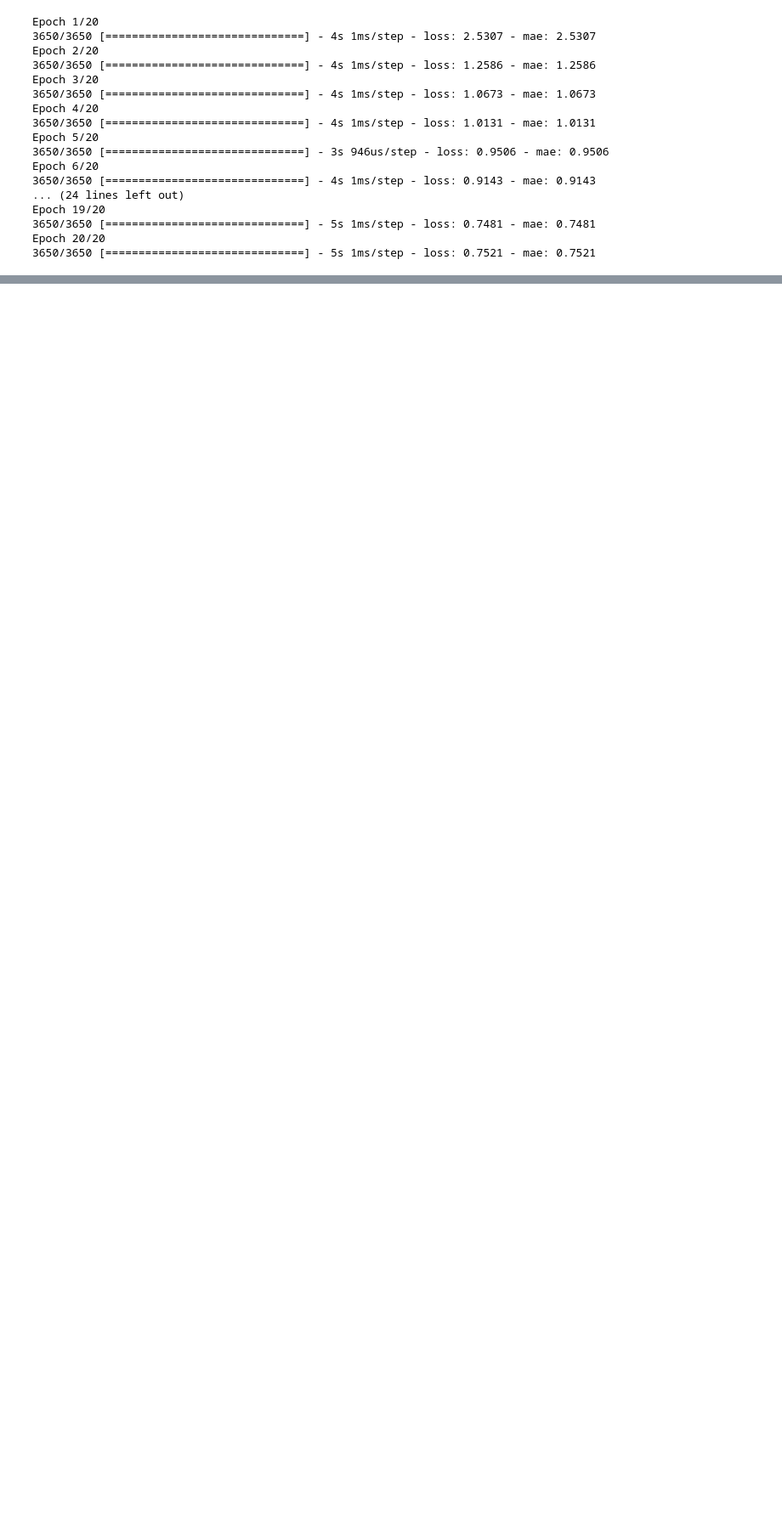
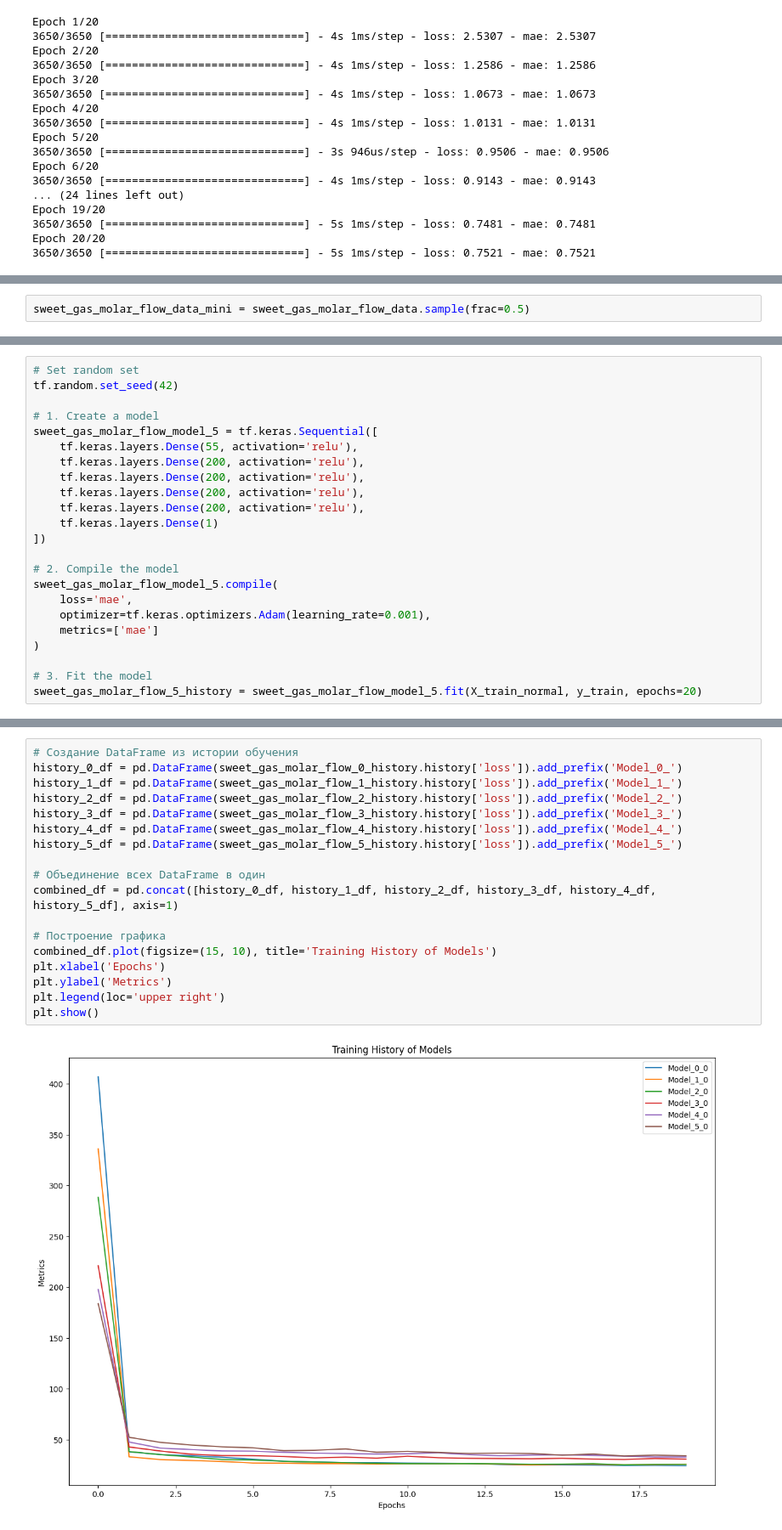
Before and after one commit to Rus-tam/AI_models, a Jupyter notebook: amine_treatment_24_08.ipynb, the cells around one changed output, grey strips where cells are left out. Shown at 85% size. Saved outputs shown, nothing was run; the diff lists cells and outputs as text; blank space fills up the shorter version.

```diff
--- a/amine_treatment_24_08.ipynb
+++ b/amine_treatment_24_08.ipynb
@@ -2635,0 +2680,2 @@ sweet_gas_temp_model.save('./models/amine_treatment_24_08/sweet_gas_temp_model.h
+# %%
+sweet_gas_molar_flow_data_mini = sweet_gas_molar_flow_data.sample(frac=0.5)
@@ -2635,0 +2976,23 @@ sweet_gas_temp_model.save('./models/amine_treatment_24_08/sweet_gas_temp_model.h
+# %%
+# Set random set
+tf.random.set_seed(42)
+
+# 1. Create a model
+sweet_gas_molar_flow_model_5 = tf.keras.Sequential([
+    tf.keras.layers.Dense(55, activation='relu'),
+    tf.keras.layers.Dense(200, activation='relu'),
+    tf.keras.layers.Dense(200, activation='relu'),
+    tf.keras.layers.Dense(200, activation='relu'),
+    tf.keras.layers.Dense(200, activation='relu'),
+    tf.keras.layers.Dense(1)
+])
+
+# 2. Compile the model
+sweet_gas_molar_flow_model_5.compile(
+    loss='mae',
+    optimizer=tf.keras.optimizers.Adam(learning_rate=0.001),
+    metrics=['mae']
+)
+
+# 3. Fit the model
+sweet_gas_molar_flow_5_history = sweet_gas_molar_flow_model_5.fit(X_train_normal, y_train, epochs=20)
@@ -2635,0 +3021,20 @@ sweet_gas_temp_model.save('./models/amine_treatment_24_08/sweet_gas_temp_model.h
+# %%
+# Создание DataFrame из истории обучения
+history_0_df = pd.DataFrame(sweet_gas_molar_flow_0_history.history['loss']).add_prefix('Model_0_')
+history_1_df = pd.DataFrame(sweet_gas_molar_flow_1_history.history['loss']).add_prefix('Model_1_')
+history_2_df = pd.DataFrame(sweet_gas_molar_flow_2_history.history['loss']).add_prefix('Model_2_')
+history_3_df = pd.DataFrame(sweet_gas_molar_flow_3_history.history['loss']).add_prefix('Model_3_')
+history_4_df = pd.DataFrame(sweet_gas_molar_flow_4_history.history['loss']).add_prefix('Model_4_')
+history_5_df = pd.DataFrame(sweet_gas_molar_flow_5_history.history['loss']).add_prefix('Model_5_')
+
+# Объединение всех DataFrame в один
+combined_df = pd.concat([history_0_df, history_1_df, history_2_df, history_3_df, history_4_df, history_5_df], axis=1)
+
+# Построение графика
+combined_df.plot(figsize=(15, 10), title='Training History of Models')
+plt.xlabel('Epochs')
+plt.ylabel('Metrics')
+plt.legend(loc='upper right')
+plt.show()
+# %% [output]
+[figure, added]
```
Also changed, not shown: parts of 70 cells of this notebook, 2 other files.
